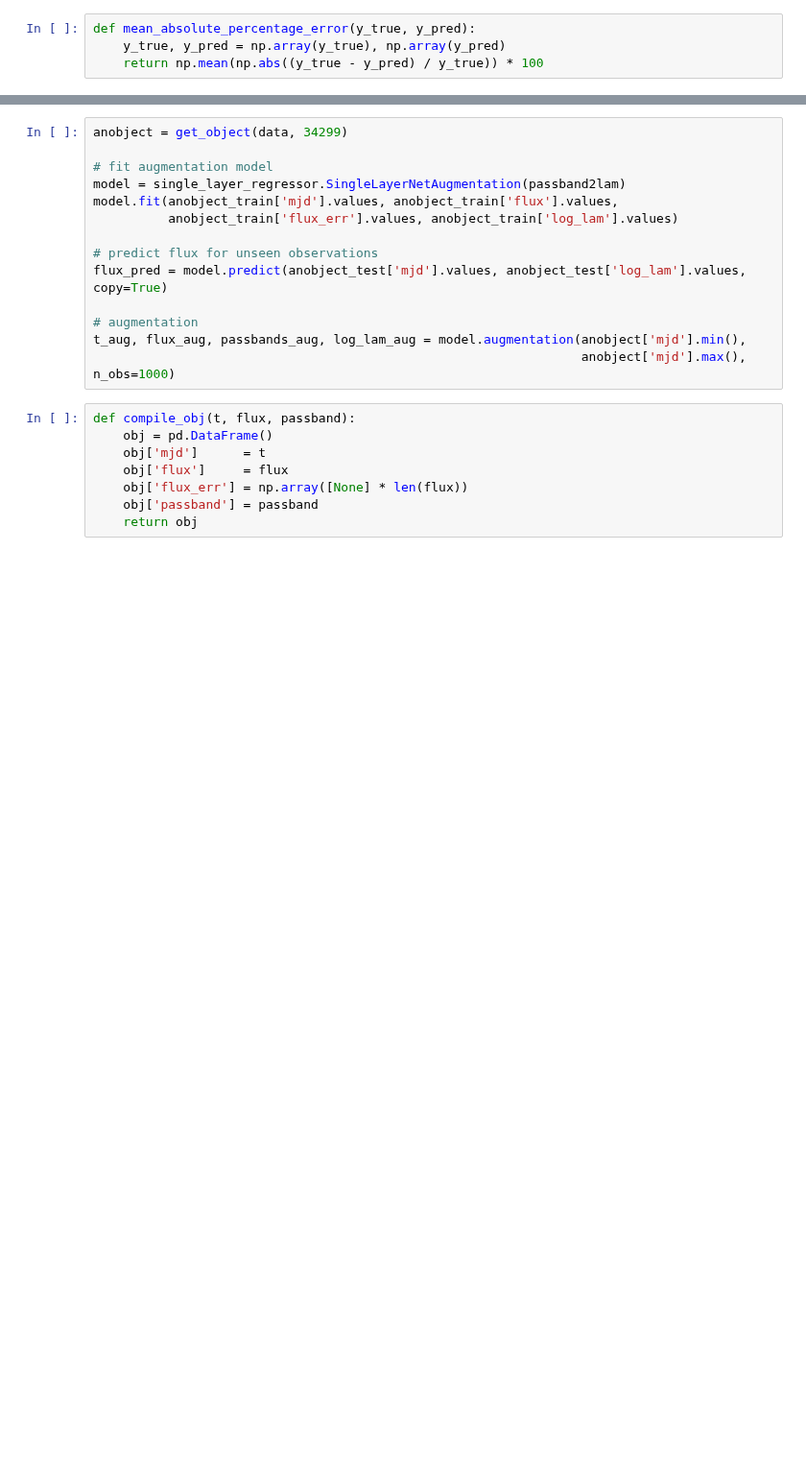
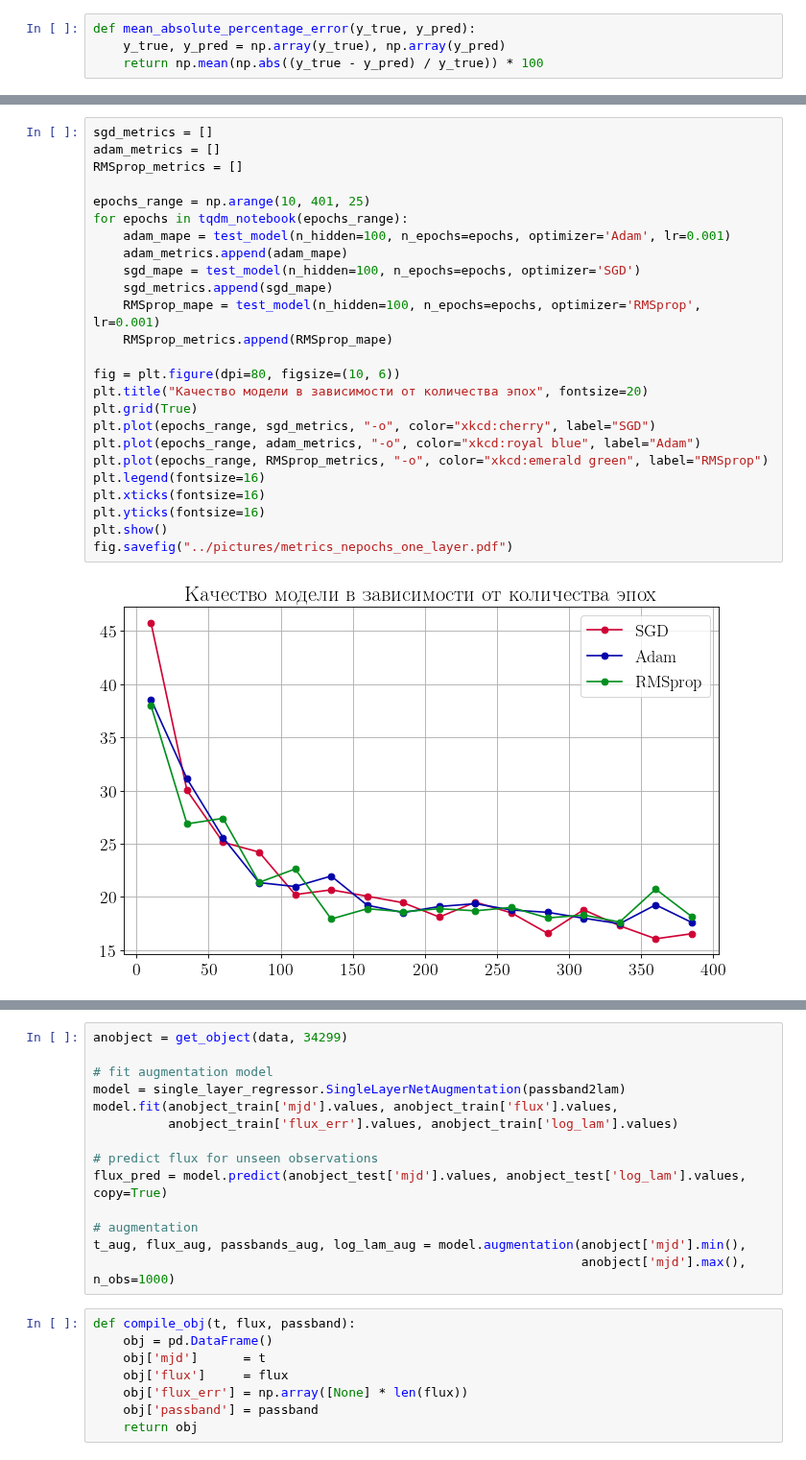
Before and after one commit to HSE-LAMBDA/light_curve_approx, a Jupyter notebook: notebooks/ChooseSingleLayerNet.ipynb, the cells around one changed output, grey strips where cells are left out. Shown at 96% size. Drawn from its saved outputs; the diff is of its cells as text; blank space fills up the shorter version.

```diff
--- a/notebooks/ChooseSingleLayerNet.ipynb
+++ b/notebooks/ChooseSingleLayerNet.ipynb
@@ -243 +268,28 @@ for lr in tqdm_notebook(learning_rate):
+# %%
+sgd_metrics = []
+adam_metrics = []
+RMSprop_metrics = []
+
+epochs_range = np.arange(10, 401, 25)
+for epochs in tqdm_notebook(epochs_range):
+    adam_mape = test_model(n_hidden=100, n_epochs=epochs, optimizer='Adam', lr=0.001)
+    adam_metrics.append(adam_mape)
+    sgd_mape = test_model(n_hidden=100, n_epochs=epochs, optimizer='SGD')
+    sgd_metrics.append(sgd_mape)
+    RMSprop_mape = test_model(n_hidden=100, n_epochs=epochs, optimizer='RMSprop', lr=0.001)
+    RMSprop_metrics.append(RMSprop_mape)
+
+fig = plt.figure(dpi=80, figsize=(10, 6))
+plt.title("Качество модели в зависимости от количества эпох", fontsize=20)
+plt.grid(True)
+plt.plot(epochs_range, sgd_metrics, "-o", color="xkcd:cherry", label="SGD")
+plt.plot(epochs_range, adam_metrics, "-o", color="xkcd:royal blue", label="Adam")
+plt.plot(epochs_range, RMSprop_metrics, "-o", color="xkcd:emerald green", label="RMSprop")
+plt.legend(fontsize=16)
+plt.xticks(fontsize=16)
+plt.yticks(fontsize=16)
+plt.show()
+fig.savefig("../pictures/metrics_nepochs_one_layer.pdf")
+# %% [output]
+[figure, added]
 # %%
```
Also changed, not shown: parts of 13 cells of this notebook, 10 other files.
